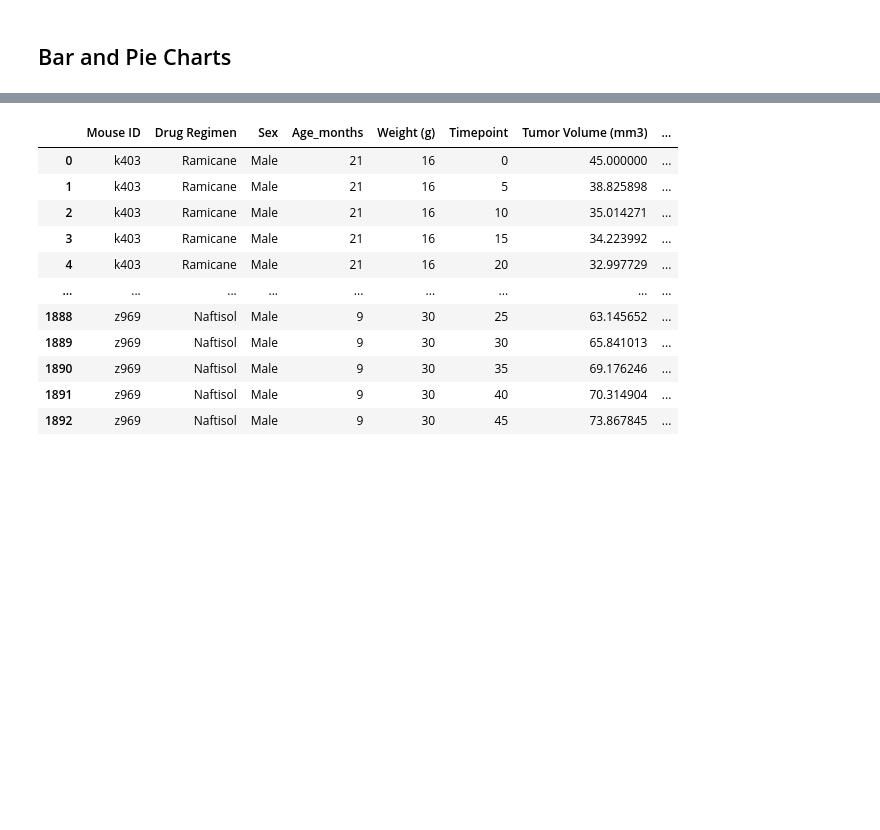
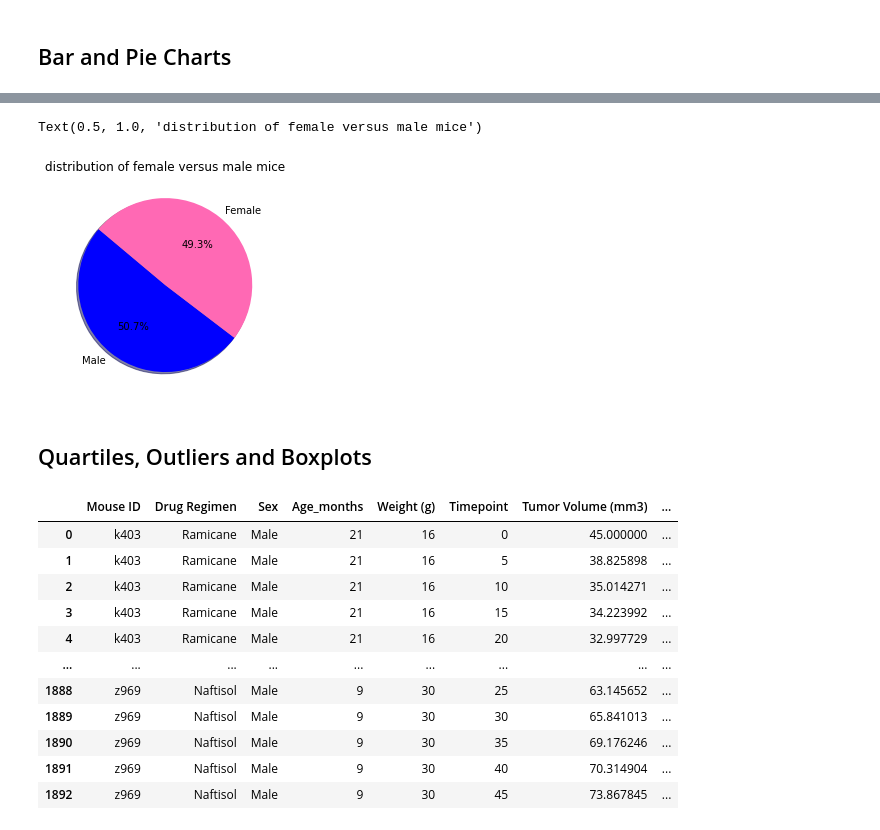
Before and after one commit to Carly-Jane/Matplotlib_Homework_Carly_Wieland, a Jupyter notebook: pymaceuticals_starter.ipynb, the cells around one changed output, grey strips where cells are left out. Drawn from its saved outputs; the diff is of its cells as text; code cells hidden in the pictures; blank space fills up the shorter version.

```diff
--- a/pymaceuticals_starter.ipynb
+++ b/pymaceuticals_starter.ipynb
@@ -112,3 +135,30 @@ study_data_complete_clean_summary.round(2)
+# %%
+# Generate a pie plot showing the distribution of female versus male mice using pyplot
+
+number_of_male_mice = len(study_data_complete_clean.loc[study_data_complete_clean["Sex"] == "Male"])
+number_of_male_mice
+
+number_of_female_mice = len(study_data_complete_clean.loc[study_data_complete_clean["Sex"] == "Female"])
+number_of_female_mice
+
+# Labels for the sections of our pie chart
+labels = ["Male", "Female"]
+
+# The values of each section of the pie chart
+sizes = [number_of_male_mice, number_of_female_mice]
+
+# The colors of each section of the pie chart
+colors = ["blue", "hotpink"]
+
+# Creates the pie chart based upon the values above
+# Automatically finds the percentages of each part of the pie chart
+plt.pie(sizes, labels=labels, colors=colors, autopct="%1.1f%%", shadow=True, startangle=140)
+plt.title("distribution of female versus male mice")
+# %% [output]
+Text(0.5, 1.0, 'distribution of female versus male mice')
+[figure, added]
+# %% [markdown]
+## Quartiles, Outliers and Boxplots
 # %%
 study_data_complete_clean
 # %% [output]
```
Also changed, not shown: parts of 10 cells of this notebook.
